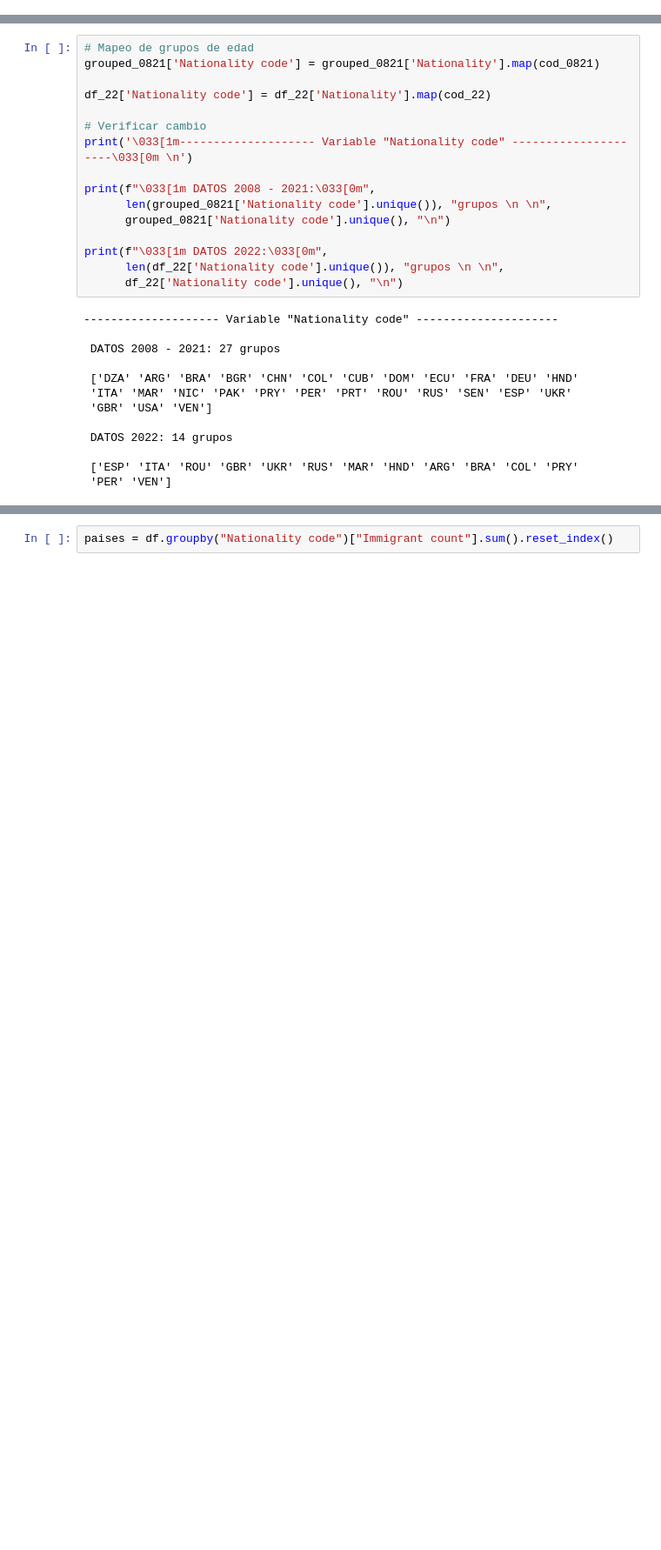
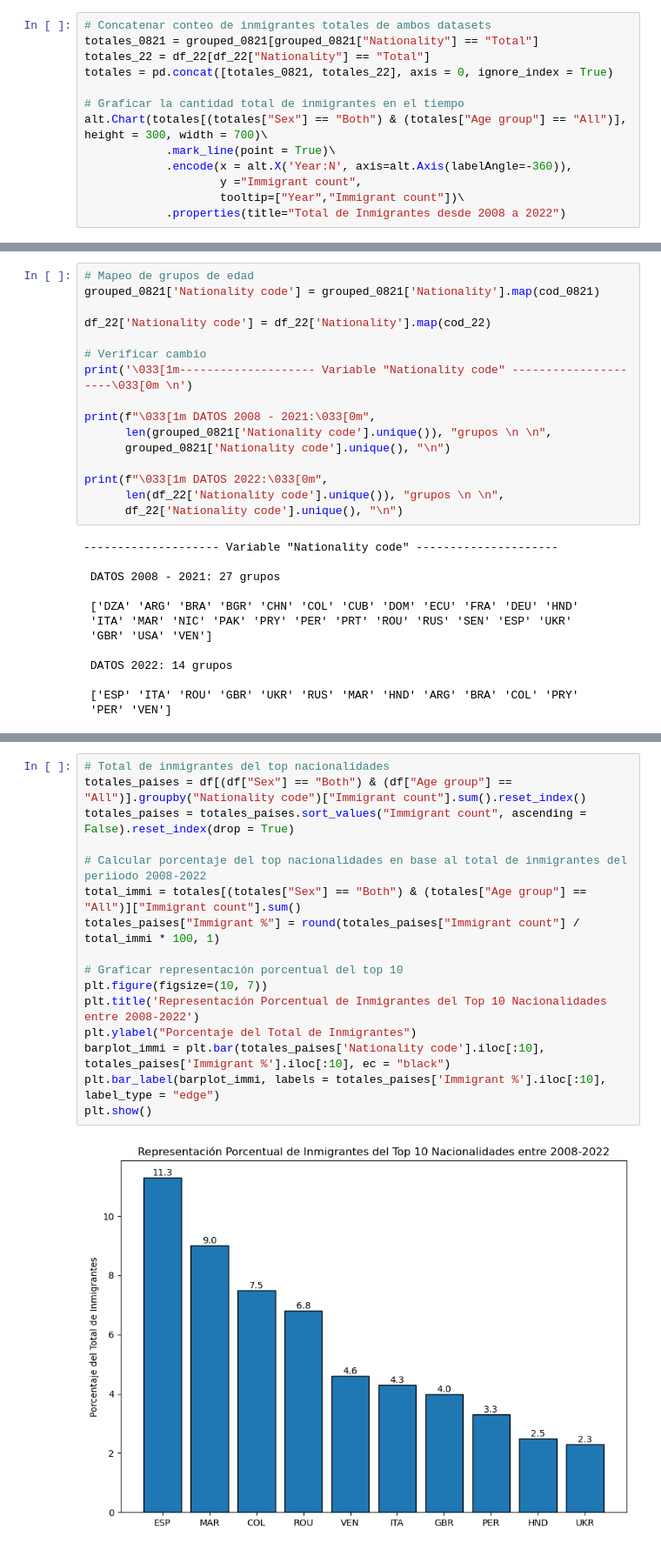
Before and after one commit to ERIDEZ/IFM_TMF, a Jupyter notebook: Notebooks y scripts/Trabajo archivo 24287.ipynb, the cells around one changed output, grey strips where cells are left out. Shown: that part at 87% size. Saved outputs shown, nothing was run; the diff lists cells and outputs as text; blank space fills up the shorter version.

```diff
--- a/Notebooks y scripts/Trabajo archivo 24287.ipynb
+++ b/Notebooks y scripts/Trabajo archivo 24287.ipynb
@@ -339,0 +323,13 @@ print(f"\033[1m Datos 2022:\033[0m",
+# %%
+# Concatenar conteo de inmigrantes totales de ambos datasets
+totales_0821 = grouped_0821[grouped_0821["Nationality"] == "Total"]
+totales_22 = df_22[df_22["Nationality"] == "Total"]
+totales = pd.concat([totales_0821, totales_22], axis = 0, ignore_index = True)
+
+# Graficar la cantidad total de inmigrantes en el tiempo
+alt.Chart(totales[(totales["Sex"] == "Both") & (totales["Age group"] == "All")], height = 300, width = 700)\
+            .mark_line(point = True)\
+            .encode(x = alt.X('Year:N', axis=alt.Axis(labelAngle=-360)),
+                    y ="Immigrant count",
+                    tooltip=["Year","Immigrant count"])\
+            .properties(title="Total de Inmigrantes desde 2008 a 2022")
@@ -676,2 +731,18 @@ Notas:
 # %%
-paises = df.groupby("Nationality code")["Immigrant count"].sum().reset_index()
+# Total de inmigrantes del top nacionalidades
+totales_paises = df[(df["Sex"] == "Both") & (df["Age group"] == "All")].groupby("Nationality code")["Immigrant count"].sum().reset_index()
+totales_paises = totales_paises.sort_values("Immigrant count", ascending = False).reset_index(drop = True)
+
+# Calcular porcentaje del top nacionalidades en base al total de inmigrantes del periiodo 2008-2022
+total_immi = totales[(totales["Sex"] == "Both") & (totales["Age group"] == "All")]["Immigrant count"].sum()
+totales_paises["Immigrant %"] = round(totales_paises["Immigrant count"] / total_immi * 100, 1)
+
+# Graficar representación porcentual del top 10
+plt.figure(figsize=(10, 7))
+plt.title('Representación Porcentual de Inmigrantes del Top 10 Nacionalidades entre 2008-2022')
+plt.ylabel("Porcentaje del Total de Inmigrantes")
+barplot_immi = plt.bar(totales_paises['Nationality code'].iloc[:10], totales_paises['Immigrant %'].iloc[:10], ec = "black")
+plt.bar_label(barplot_immi, labels = totales_paises['Immigrant %'].iloc[:10], label_type = "edge")
+plt.show()
+# %% [output]
+[figure, added]
```
Also changed, not shown: parts of 71 cells of this notebook.
